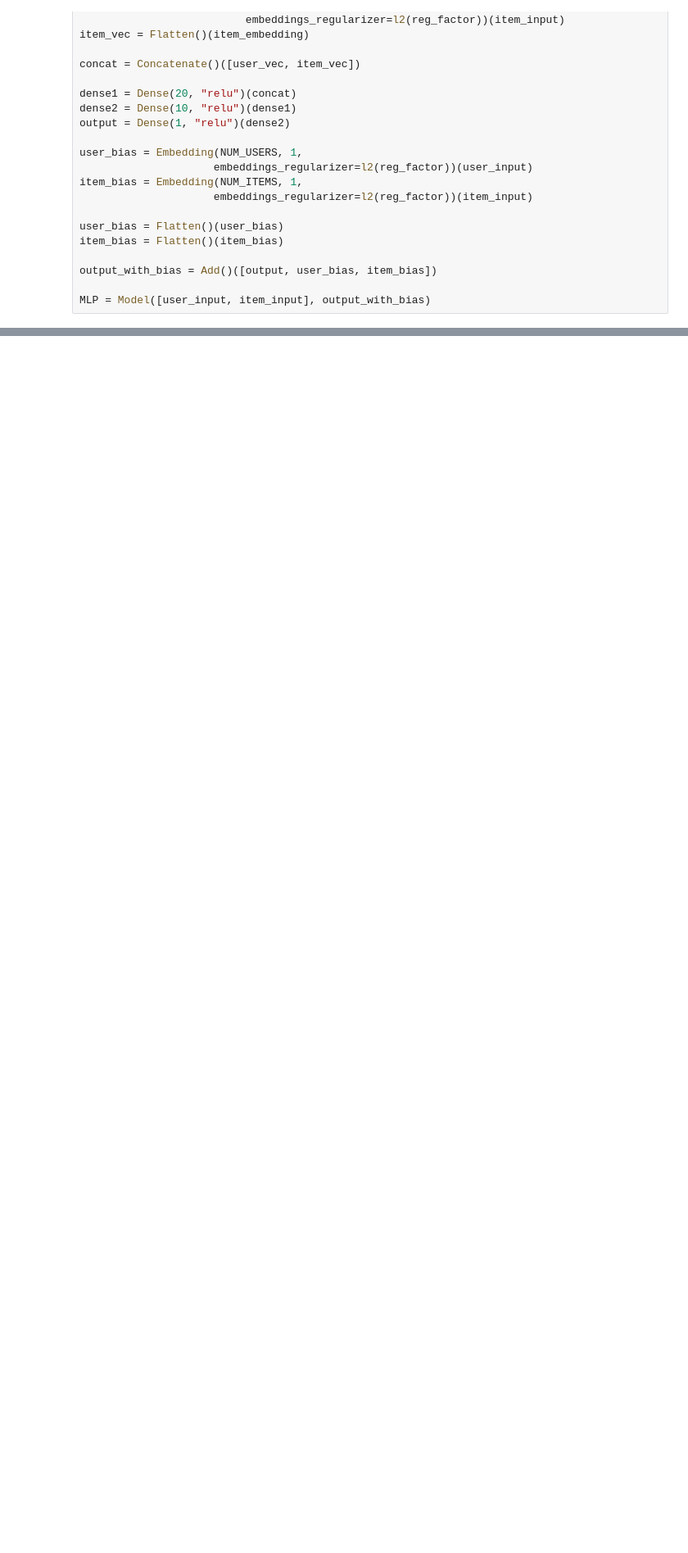
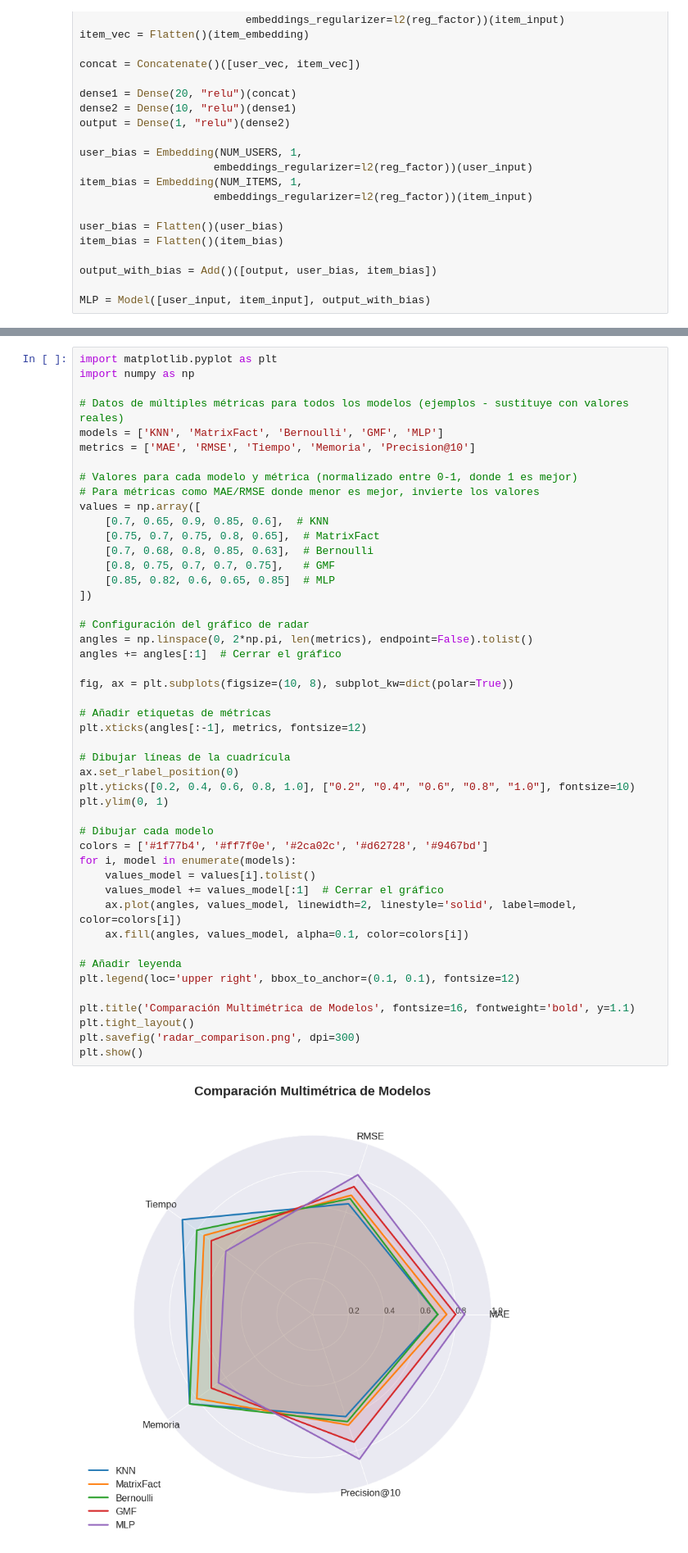
Before and after one commit to DavidSanru/recommendation_system, a Jupyter notebook: Metodo4_CSP.ipynb, the cells around one changed output, grey strips where cells are left out. Shown: that part at 82% size. Drawn from its saved outputs; the diff is of its cells as text; blank space fills up the shorter version.

```diff
--- a/Metodo4_CSP.ipynb
+++ b/Metodo4_CSP.ipynb
@@ -286,0 +279,49 @@ mean_absolute_error(y_test_normalized, y_pred)
+# %%
+import matplotlib.pyplot as plt
+import numpy as np
+
+# Datos de múltiples métricas para todos los modelos (ejemplos - sustituye con valores reales)
+models = ['KNN', 'MatrixFact', 'Bernoulli', 'GMF', 'MLP']
+metrics = ['MAE', 'RMSE', 'Tiempo', 'Memoria', 'Precision@10']
+
+# Valores para cada modelo y métrica (normalizado entre 0-1, donde 1 es mejor)
+# Para métricas como MAE/RMSE donde menor es mejor, invierte los valores
+values = np.array([
+    [0.7, 0.65, 0.9, 0.85, 0.6],  # KNN
+    [0.75, 0.7, 0.75, 0.8, 0.65],  # MatrixFact
+    [0.7, 0.68, 0.8, 0.85, 0.63],  # Bernoulli
+    [0.8, 0.75, 0.7, 0.7, 0.75],   # GMF
+    [0.85, 0.82, 0.6, 0.65, 0.85]  # MLP
+])
+
+# Configuración del gráfico de radar
+angles = np.linspace(0, 2*np.pi, len(metrics), endpoint=False).tolist()
+angles += angles[:1]  # Cerrar el gráfico
+
+fig, ax = plt.subplots(figsize=(10, 8), subplot_kw=dict(polar=True))
+
+# Añadir etiquetas de métricas
+plt.xticks(angles[:-1], metrics, fontsize=12)
+
+# Dibujar líneas de la cuadrícula
+ax.set_rlabel_position(0)
+plt.yticks([0.2, 0.4, 0.6, 0.8, 1.0], ["0.2", "0.4", "0.6", "0.8", "1.0"], fontsize=10)
+plt.ylim(0, 1)
+
+# Dibujar cada modelo
+colors = ['#1f77b4', '#ff7f0e', '#2ca02c', '#d62728', '#9467bd']
+for i, model in enumerate(models):
+    values_model = values[i].tolist()
+    values_model += values_model[:1]  # Cerrar el gráfico
+    ax.plot(angles, values_model, linewidth=2, linestyle='solid', label=model, color=colors[i])
+    ax.fill(angles, values_model, alpha=0.1, color=colors[i])
+
+# Añadir leyenda
+plt.legend(loc='upper right', bbox_to_anchor=(0.1, 0.1), fontsize=12)
+
+plt.title('Comparación Multimétrica de Modelos', fontsize=16, fontweight='bold', y=1.1)
+plt.tight_layout()
+plt.savefig('radar_comparison.png', dpi=300)
+plt.show()
+# %% [output]
+[figure, added]
```
Also changed, not shown: parts of 12 cells of this notebook.
